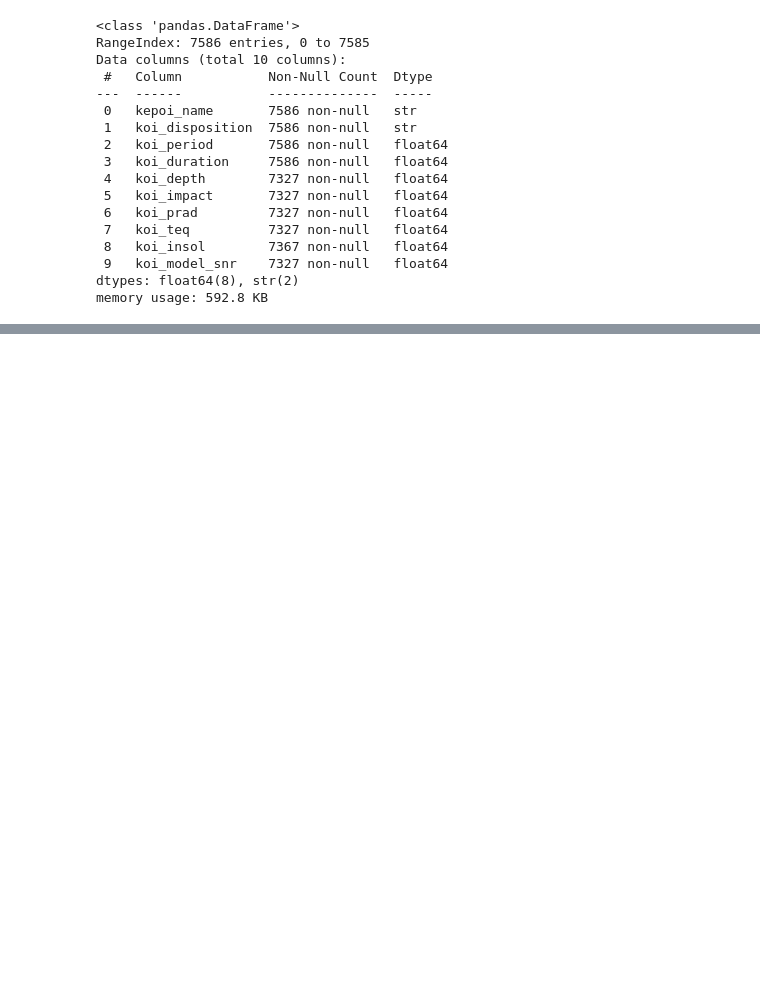
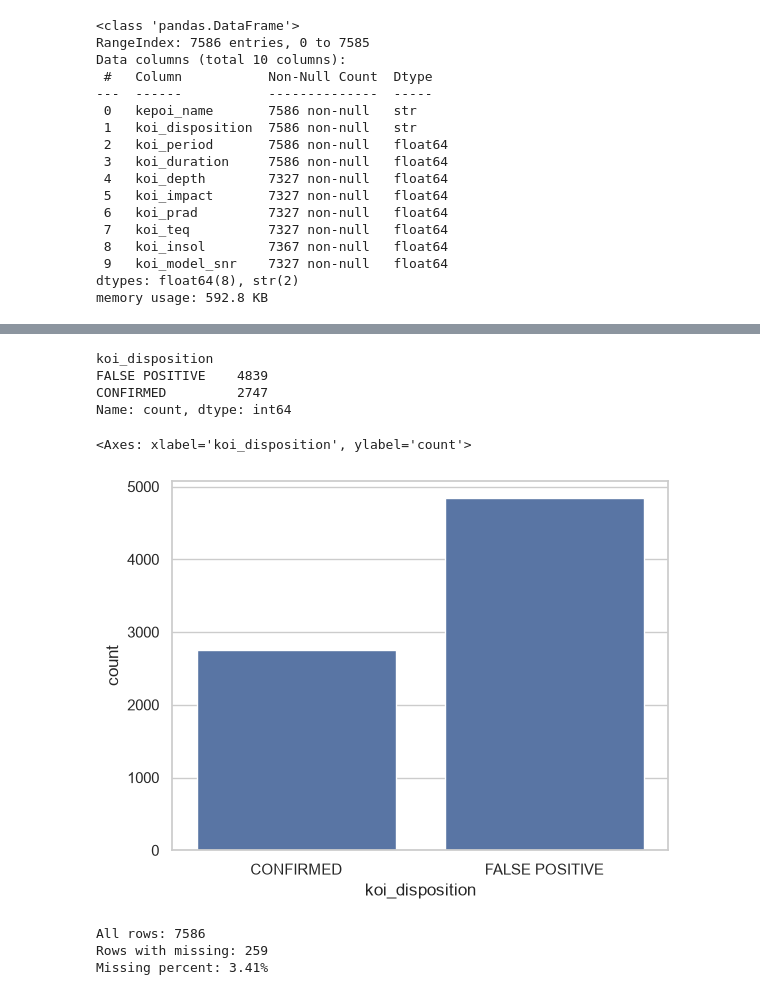
Before and after one commit to Kndrxik/exoplanet-classification, a Jupyter notebook: notebooks/02_EDA.ipynb, the cells around one changed output, grey strips where cells are left out. Drawn from its saved outputs; the diff is of its cells as text; code cells hidden in the pictures; blank space fills up the shorter version.

```diff
--- a/notebooks/02_EDA.ipynb
+++ b/notebooks/02_EDA.ipynb
@@ -54,3 +54,40 @@ df.describe().T
 | koi_teq | 7327.0 | 1154.390064 | 900.585687 | 92.000000 | 581.000000 | 933.000000 | 1482.00000 | 1.466700e+04 |
 | koi_insol | 7367.0 | 9391.243767 | 178173.484284 | 0.020000 | 27.210000 | 180.550000 | 1151.57500 | 1.094755e+07 |
 | koi_model_snr | 7327.0 | 318.587062 | 881.036417 | 0.000000 | 15.400000 | 30.500000 | 114.85000 | 9.054700e+03 |
+# %%
+df["koi_disposition"].value_counts()
+# %% [output]
+koi_disposition
+FALSE POSITIVE    4839
+CONFIRMED         2747
+Name: count, dtype: int64
+# %%
+sns.countplot(data=df, x="koi_disposition")
+# %% [output]
+<Axes: xlabel='koi_disposition', ylabel='count'>
+[figure, added]
+# %%
+missing = df.isna().sum().sort_values()
+features = [
+    "koi_period",
+    "koi_duration",
+    "koi_depth",
+    "koi_impact",
+    "koi_prad",
+    "koi_teq",
+    "koi_insol",
+    "koi_model_snr"
+]
+
+missing_mask = df[features].isna().any(axis=1)
+
+rows_with_missing = missing_mask.sum()
+missing_percent = missing_mask.mean() * 100
+
+print("All rows:", len(df))
+print("Rows with missing:", rows_with_missing)
+print(f"Missing percent: {missing_percent:.2f}%")
+# %% [output]
+All rows: 7586
+Rows with missing: 259
+Missing percent: 3.41%
```
Also changed, not shown: parts of 10 cells of this notebook, 2 other files.
